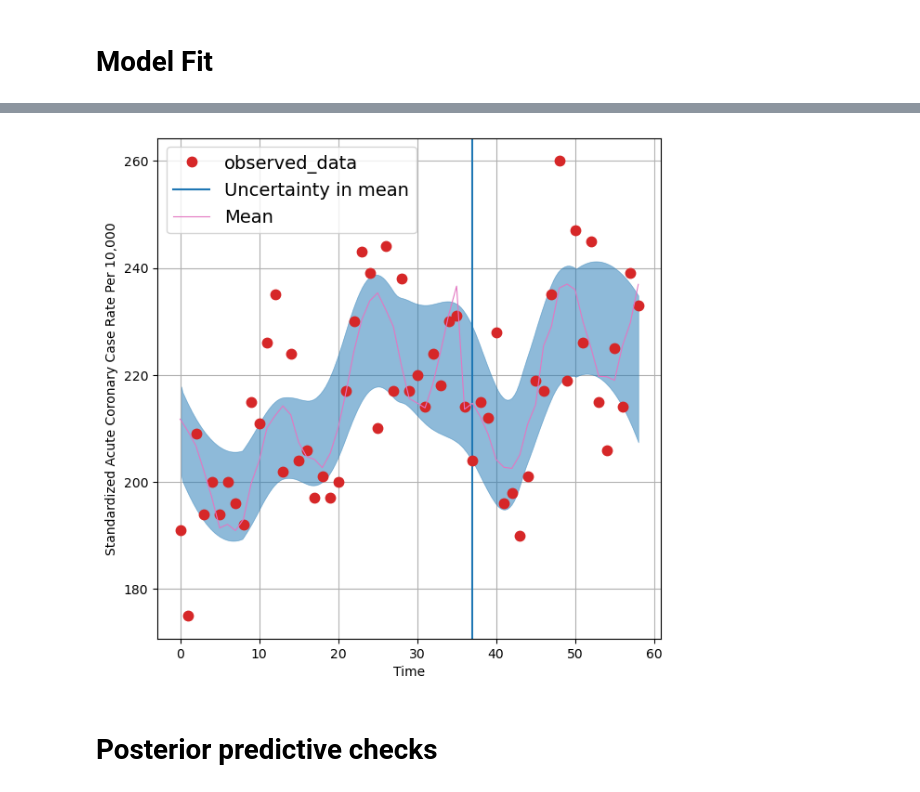
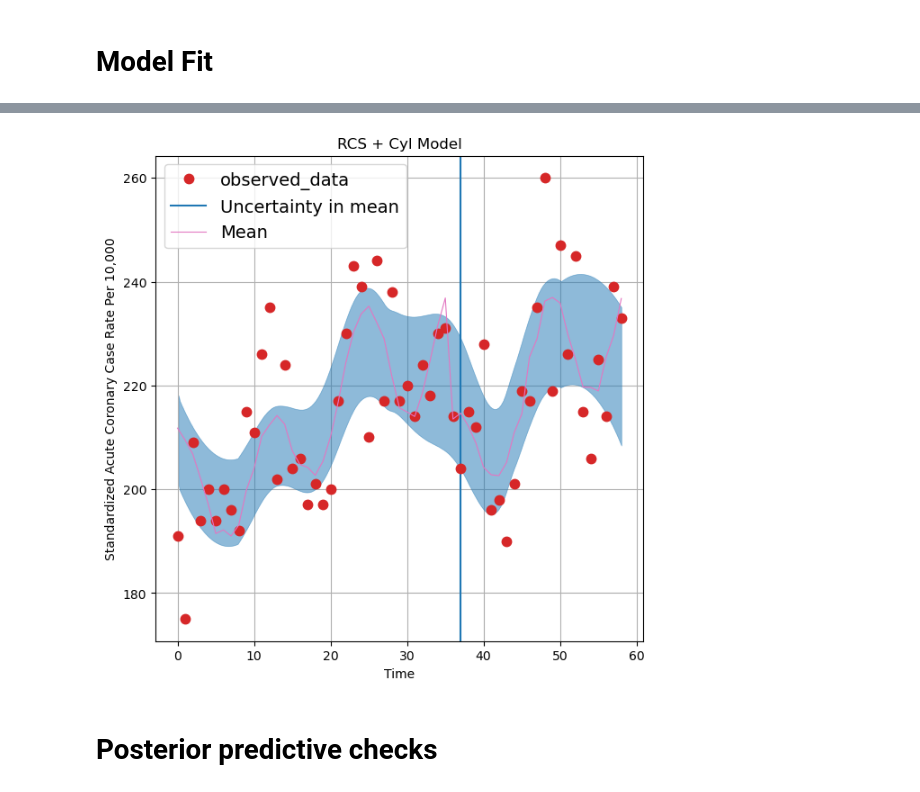
Before and after one commit to HPCurtis/ITS_spline_pymc, a Jupyter notebook: its.ipynb, the cells around one changed output, grey strips where cells are left out. Cells and saved outputs as stored; diff of their text form; code cells hidden in the pictures.

```diff
--- a/its.ipynb
+++ b/its.ipynb
@@ -126,12 +133,13 @@ plt.axvline(intervention_time);
 # %%
 _, ax = plt.subplots(figsize=(7, 7));
 az.plot_lm(idata=trace_cyl, y="y", num_samples=500, axes=ax, kind_model="hdi", y_model="lamda");
 #plt.axvline(intervention_date);
 plt.ylabel('Standardized Acute Coronary Case Rate Per 10,000');
 plt.xlabel('Time');
+plt.title("RCS + Cyl Model");
 plt.axvline(intervention_time);
 # %% [output]
-[figure, old version]
+[figure, new version]
 # %% [markdown]
 # Posterior predictive checks
 # %%
```
Also changed, not shown: parts of 5 cells of this notebook.
